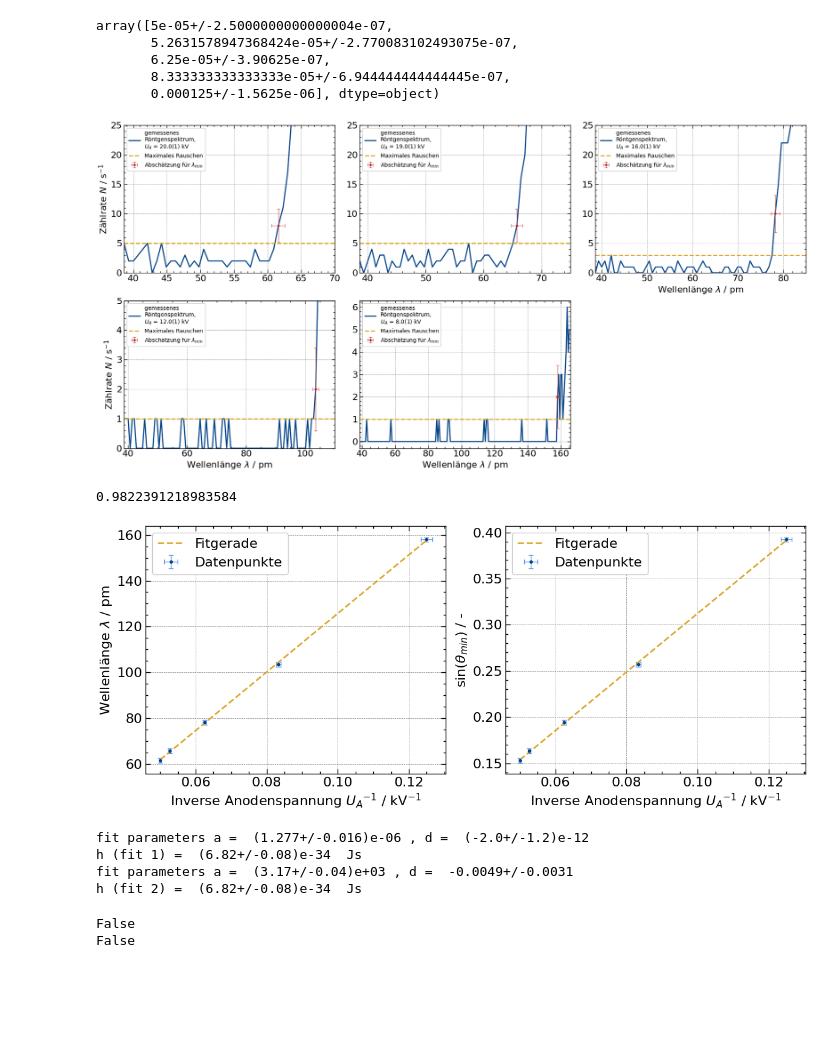
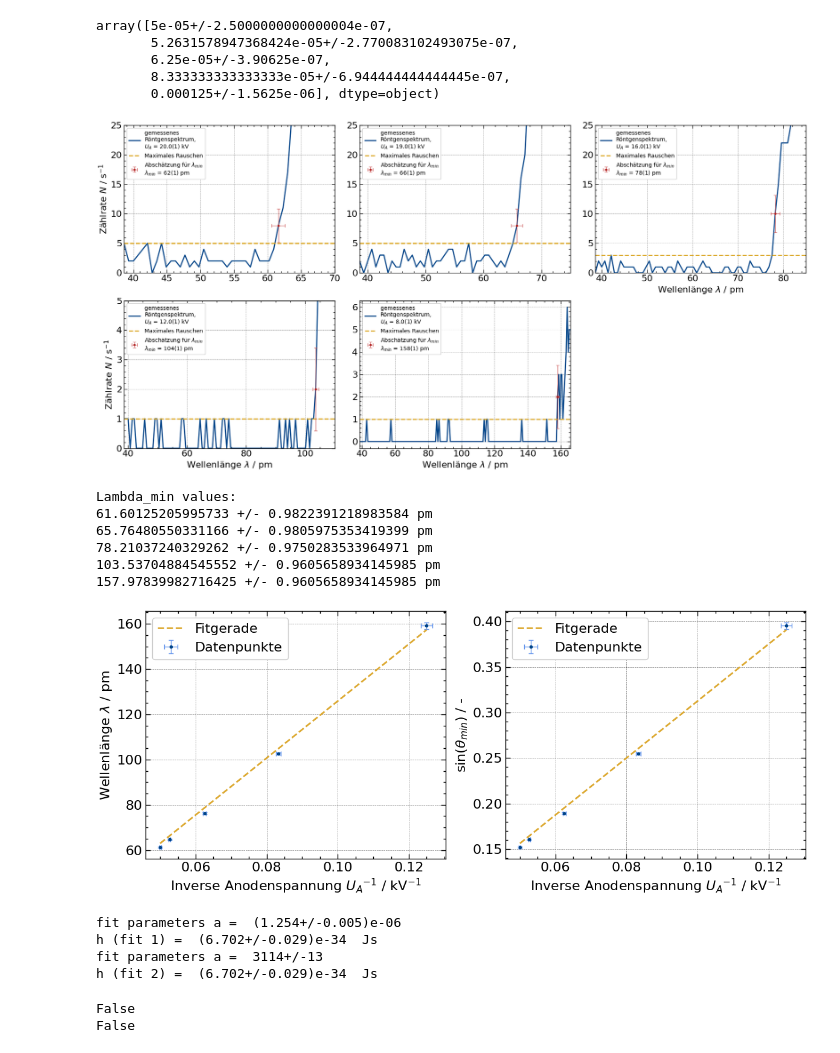
Before and after one commit to KemalOenen/advanced_labcourse, a Jupyter notebook: E130/data_analysis.ipynb, the cells around one changed output. Drawn from its saved outputs; the diff is of its cells as text; code cells hidden in the pictures; blank space fills up the shorter version.

```diff
--- a/E130/data_analysis.ipynb
+++ b/E130/data_analysis.ipynb
@@ -297,7 +297,7 @@ axs[0, 0].plot(np.array([wavelength_task3[0][j].n for j in range(len(wavelength_
 axs[0, 0].hlines(5, lower_xbound, 70, linestyles='dashed', colors='goldenrod', label='Maximales Rauschen')
 axs[0, 0].errorbar(lambda_min[0]*1e12,
                    counts_task3[0][index_lambda1], color="firebrick", xerr=lambda_min_err[0]*1e12, yerr=np.sqrt(counts_task3[0][index_lambda1]),
-                   ecolor='indianred', fmt="." , elinewidth=1, capsize=3, label="Abschätzung für $\lambda_{min}$")
+                   ecolor='indianred', fmt="." , elinewidth=1, capsize=3, label="Abschätzung für $\lambda_{min}$\n$\lambda_{min}$ = 62(1) pm")
 axs[0, 0].legend(loc='upper left',prop={'size': 10})
 axs[0, 0].set_xlim(lower_xbound,70)
 axs[0, 0].set_ylim(0,25)
@@ -308,7 +308,7 @@ axs[0, 1].plot(np.array([wavelength_task3[1][j].n for j in range(len(wavelength_
 axs[0, 1].hlines(5, lower_xbound, 75, linestyles='dashed', colors='goldenrod', label='Maximales Rauschen')
 axs[0, 1].errorbar(lambda_min[1]*1e12,
                    counts_task3[1][index_lambda2], color="firebrick", xerr=lambda_min_err[1]*1e12, yerr=np.sqrt(counts_task3[1][index_lambda2]),
-                   ecolor='indianred', fmt="." , elinewidth=1, capsize=3, label="Abschätzung für $\lambda_{min}$")
+                   ecolor='indianred', fmt="." , elinewidth=1, capsize=3, label="Abschätzung für $\lambda_{min}$\n$\lambda_{min}$ = 66(1) pm")
 axs[0, 1].legend(loc='upper left',prop={'size': 10})
 axs[0, 1].set_xlim(lower_xbound,75)
 axs[0, 1].set_ylim(0,25)
@@ -318,37 +318,48 @@ axs[0, 2].plot(np.array([wavelength_task3[2][j].n for j in range(len(wavelength_
 axs[0, 2].hlines(3, lower_xbound, 85, linestyles='dashed', colors='goldenrod', label='Maximales Rauschen')
 axs[0, 2].errorbar(lambda_min[2]*1e12,
                    counts_task3[2][index_lambda3], color="firebrick", xerr=lambda_min_err[2]*1e12, yerr=np.sqrt(counts_task3[2][index_lambda3]),
-                   ecolor='indianred', fmt="." , elinewidth=1, capsize=3, label="Abschätzung für $\lambda_{min}$")
+                   ecolor='indianred', fmt="." , elinewidth=1, capsize=3, label="Abschätzung für $\lambda_{min}$\n$\lambda_{min}$ = 78(1) pm")
 axs[0, 2].legend(loc='upper left',prop={'size': 10})
 axs[0, 2].set_xlabel("Wellenlänge $\lambda$ / pm")
 axs[0, 2].set_xlim(lower_xbound,85)
 axs[0, 2].set_ylim(0,25)
 
 axs[1, 0].plot(np.array([wavelength_task3[3][j].n for j in range(len(wavelength_task3[3]))])*1e12,
                counts_task3[3], label="gemessenes \nRöntgenspektrum,\n" f'$U_A$ = 12.0(1) kV')
 axs[1, 0].hlines(1, lower_xbound, 110, linestyles='dashed', colors='goldenrod', label='Maximales Rauschen')
 axs[1, 0].errorbar(lambda_min[3]*1e12,
                    counts_task3[3][index_lambda4], color="firebrick", xerr=lambda_min_err[3]*1e12, yerr=np.sqrt(counts_task3[3][index_lambda4]),
-                   ecolor='indianred', fmt="." , elinewidth=1, capsize=3, label="Abschätzung für $\lambda_{min}$")
+                   ecolor='indianred', fmt="." , elinewidth=1, capsize=3, label="Abschätzung für $\lambda_{min}$\n$\lambda_{min}$ = 104(1) pm")
 axs[1, 0].legend(prop={'size': 10})
 axs[1, 0].set_ylabel(r"Zählrate $N$ / s$^{-1}$")
 axs[1, 0].set_xlabel("Wellenlänge $\lambda$ / pm")
 axs[1, 0].set_xlim(lower_xbound,110)
 axs[1, 0].set_ylim(0,5)
 
 axs[1, 1].plot(np.array([wavelength_task3[4][j].n for j in range(len(wavelength_task3[4]))])*1e12,
                counts_task3[4], label="gemessenes \nRöntgenspektrum,\n" f'$U_A$ = 8.0(1) kV')
 axs[1, 1].hlines(1, lower_xbound, max(np.array([wavelength_task3[4][j].n for j in range(len(wavelength_task3[4]))])*1e12), linestyles='dashed', colors='goldenrod', label='Maximales Rauschen')
 axs[1, 1].set_xlim(lower_xbound,max(np.array([wavelength_task3[4][j].n for j in range(len(wavelength_task3[4]))])*1e12))
 axs[1, 1].errorbar(lambda_min[4]*1e12,
                    counts_task3[4][index_lambda5], color="firebrick", xerr=lambda_min_err[4]*1e12, yerr=np.sqrt(counts_task3[4][index_lambda5]),
-                   ecolor='indianred', fmt="." , elinewidth=1, capsize=3, label="Abschätzung für $\lambda_{min}$")
+                   ecolor='indianred', fmt="." , elinewidth=1, capsize=3, label="Abschätzung für $\lambda_{min}$\n$\lambda_{min}$ = 158(1) pm")
 axs[1, 1].legend(prop={'size': 10})
 axs[1, 1].set_xlabel("Wellenlänge $\lambda$ / pm")
 fig.delaxes(axs[1, 2])
 plt.tight_layout()
-#plt.savefig("plots/all_measurements_with_chosen_lambda_min_mityerror.png", dpi=400)
+plt.savefig("plots/all_measurements_with_chosen_lambda_min_mityerror.png", dpi=400)
 plt.show()
 # %% [output]
-[figure, old version]
+[figure, new version]
+# %%
+print('Lambda_min values:')
+for i in range(0,5):
+    print(lambda_min[i]*1e12, "+/-", lambda_min_err[i]*1e12, 'pm')
+# %% [output]
+Lambda_min values:
+61.60125205995733 +/- 0.9822391218983584 pm
+65.76480550331166 +/- 0.9805975353419399 pm
+78.21037240329262 +/- 0.9750283533964971 pm
+103.53704884545552 +/- 0.9605658934145985 pm
+157.97839982716425 +/- 0.9605658934145985 pm
 # %%
@@ -357,7 +368,3 @@ def linear_fit(x,a,d): # fitting without offset results in a better value
-# %%
-lambda_min_err[0]*1e12
-# %% [output]
-0.9822391218983584
 # %%
 # final results from fit for both parameters
 popt1, pcov1 = curve_fit(linear_fit, np.array([inv_U_A_V[i].n for i in range(len(inv_U_A_V))]),
@@ -377,10 +384,10 @@ axs[1].errorbar(np.array([inv_U_A[i].n for i in range(len(inv_U_A))]), sintheta_
 
 # plotting both fit results
 axs[0].plot(np.array([inv_U_A[i].n for i in range(len(inv_U_A))]),
-         (popt1[0]*np.array([inv_U_A_V[i].n for i in range(len(inv_U_A_V))]) + popt1[1])*1e12, '--',
+         (popt1[0]*np.array([inv_U_A_V[i].n for i in range(len(inv_U_A_V))]))*1e12, '--',
          label="Fitgerade")
 axs[1].plot(np.array([inv_U_A[i].n for i in range(len(inv_U_A))]),
-         popt2[0]*np.array([inv_U_A_V[i].n for i in range(len(inv_U_A_V))]) + popt2[1], '--',
+         popt2[0]*np.array([inv_U_A_V[i].n for i in range(len(inv_U_A_V))]), '--',
          label="Fitgerade")
 
 axs[0].set_ylabel("Wellenlänge $\lambda$ / pm")
@@ -392,28 +399,34 @@ axs[1].set_xlabel(r"Inverse Anodenspannung $U_A$$^{-1}$ / kV$^{-1}$")
 axs[1].legend()
 
 plt.tight_layout()
-#plt.savefig("plots/planck_fit.png", dpi=400)
+#plt.savefig("plots/planck_fit_ohne_offset.png", dpi=400)
 plt.show()
 # %% [output]
-[figure, old version]
+[figure, new version]
 # %%
 # evaluating both fit results
+# mit offset:
+#fit parameters a =  (1.277+/-0.016)e-06 , d =  (-2.0+/-1.2)e-12
+#h (fit 1) =  (6.82+/-0.08)e-34  Js
+#fit parameters a =  (3.17+/-0.04)e+03 , d =  -0.0049+/-0.0031
+#h (fit 2) =  (6.82+/-0.08)e-34  Js
+
 a1 = ufloat(popt1[0], np.sqrt((pcov1[0][0])))
-d1 = ufloat(popt1[1], np.sqrt((pcov1[1][1])))
-print("fit parameters a = ", a1, ", d = ", d1)
+#d1 = ufloat(popt1[1], np.sqrt((pcov1[1][1])))
+print("fit parameters a = ", a1) #, ", d = ", d1)
 h_fit1 = a1*e/c
 print("h (fit 1) = ", h_fit1, " Js")
 
 a2 = ufloat(popt2[0], np.sqrt((pcov2[0][0])))
-d2 = ufloat(popt2[1], np.sqrt((pcov2[1][1])))
-print("fit parameters a = ", a2, ", d = ", d2)
+#d2 = ufloat(popt2[1], np.sqrt((pcov2[1][1])))
+print("fit parameters a = ", a2)#, ", d = ", d2)
 h_fit2 = a2*e/c * (2*d)
 print("h (fit 2) = ", h_fit2, " Js")
 # %% [output]
-fit parameters a =  (1.277+/-0.016)e-06 , d =  (-2.0+/-1.2)e-12
-h (fit 1) =  (6.82+/-0.08)e-34  Js
-fit parameters a =  (3.17+/-0.04)e+03 , d =  -0.0049+/-0.0031
-h (fit 2) =  (6.82+/-0.08)e-34  Js
+fit parameters a =  (1.254+/-0.005)e-06
+h (fit 1) =  (6.702+/-0.029)e-34  Js
+fit parameters a =  3114+/-13
+h (fit 2) =  (6.702+/-0.029)e-34  Js
 # %%
 # see if we have good results
 print(abs(h - h_fit1.n) < h_fit1.s)
```
Also changed, not shown: parts of 18 cells of this notebook, 7 other files.
